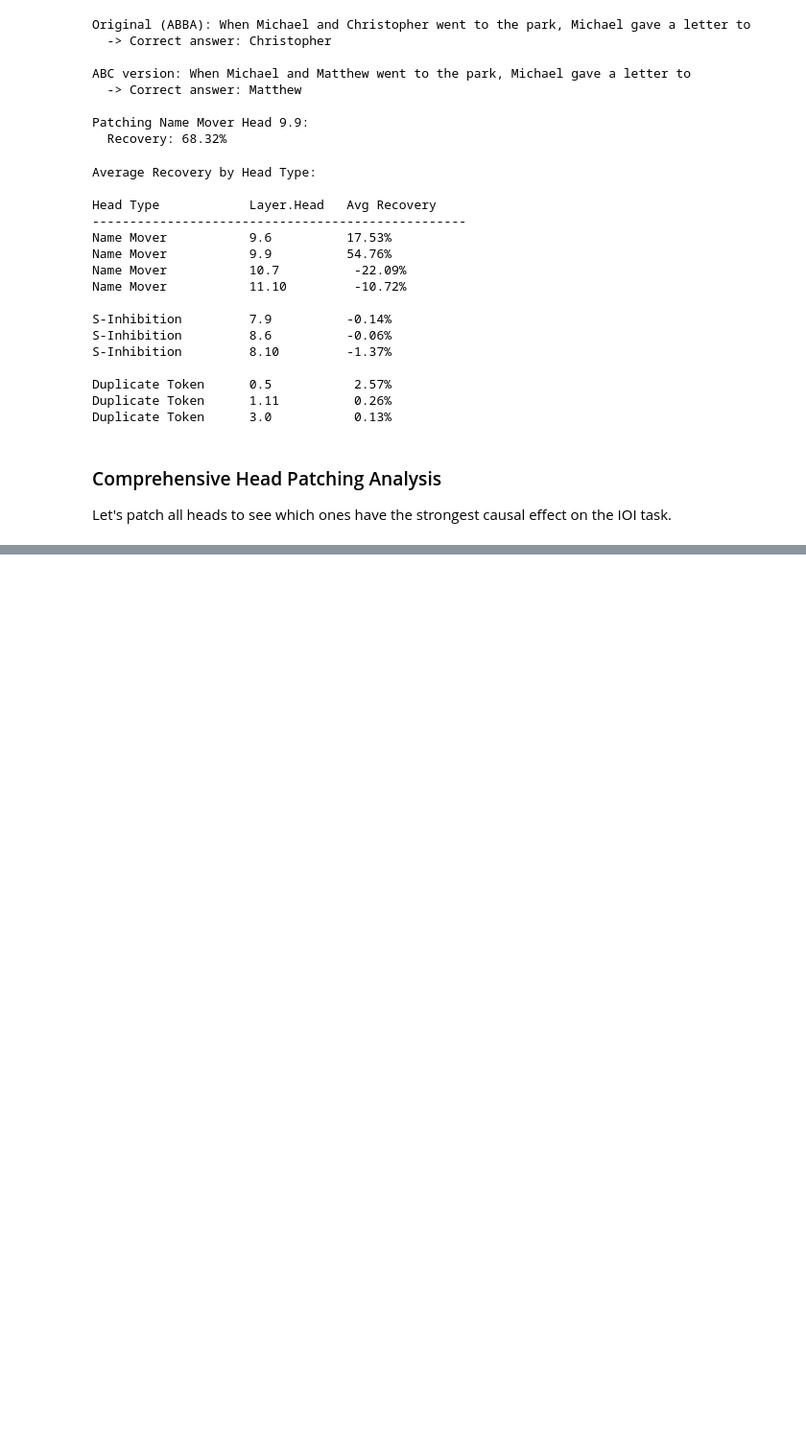
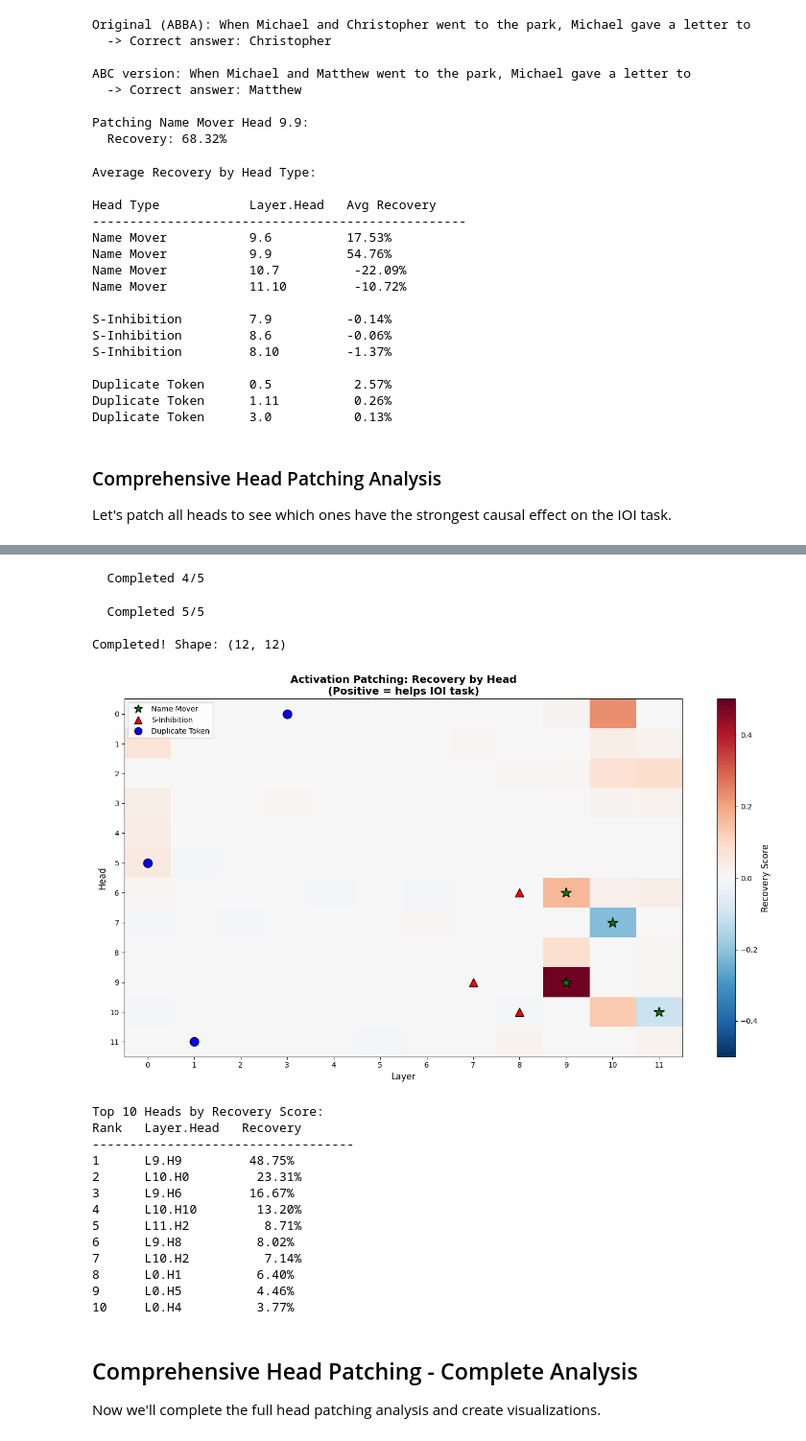
Before and after one commit to swisski/IOI_implementation, a Jupyter notebook: notebooks/2025-11-10-22-25_IOI_Circuit_Replication.ipynb, the cells around one changed output, grey strips where cells are left out. Shown at 96% size. Cells and saved outputs as stored; diff of their text form; code cells hidden in the pictures; blank space fills up the shorter version.

```diff
--- a/notebooks/2025-11-10-22-25_IOI_Circuit_Replication.ipynb
+++ b/notebooks/2025-11-10-22-25_IOI_Circuit_Replication.ipynb
@@ -899,0 +917,54 @@ print(f"Progress: {len(all_recoveries)}/5 complete")
+# %%
+# Check current status and complete the patching if needed
+print(f"Currently have {len(all_recoveries)} recovery matrices")
+print(f"Need to complete to 5 total")
+
+# Complete the remaining prompt if needed
+if len(all_recoveries) < 5:
+    remaining = 5 - len(all_recoveries)
+    print(f"\nCompleting {remaining} remaining prompts...")
+
+    for i in range(len(all_recoveries), 5):
+        clean = ioi_prompts[i]
+        abc = create_abc_prompt(clean)
+        recovery_matrix = patch_all_heads(model, clean, abc)
+        all_recoveries.append(recovery_matrix)
+        print(f"  Completed {i+1}/5")
+
+# Average across all prompts
+avg_recovery = np.mean(all_recoveries, axis=0)
+print(f"\nCompleted! Average recovery matrix shape: {avg_recovery.shape}")
+print(f"Total prompts used: {len(all_recoveries)}")
+# %% [output]
+  Completed 4/5
+# %%
+# Verify avg_recovery exists and check its state
+print(f"avg_recovery shape: {avg_recovery.shape}")
+print(f"avg_recovery stats: min={avg_recovery.min():.3f}, max={avg_recovery.max():.3f}, mean={avg_recovery.mean():.3f}")
+print(f"\nNumber of recovery matrices collected: {len(all_recoveries)}")
+# %% [output]
+  Completed 5/5
+
+Completed! Shape: (12, 12)
+# %%
+print("Test output")
+2 + 2
+# %% [output]
+[figure, added]
+Top 10 Heads by Recovery Score:
+Rank   Layer.Head   Recovery
+-----------------------------------
+1      L9.H9         48.75%
+2      L10.H0         23.31%
+3      L9.H6         16.67%
+4      L10.H10        13.20%
+5      L11.H2          8.71%
+6      L9.H8          8.02%
+7      L10.H2          7.14%
+8      L0.H1          6.40%
+9      L0.H5          4.46%
+10     L0.H4          3.77%
+# %% [markdown]
+## Comprehensive Head Patching - Complete Analysis
+
+Now we'll complete the full head patching analysis and create visualizations.
```
Also changed, not shown: parts of 25 cells of this notebook.
